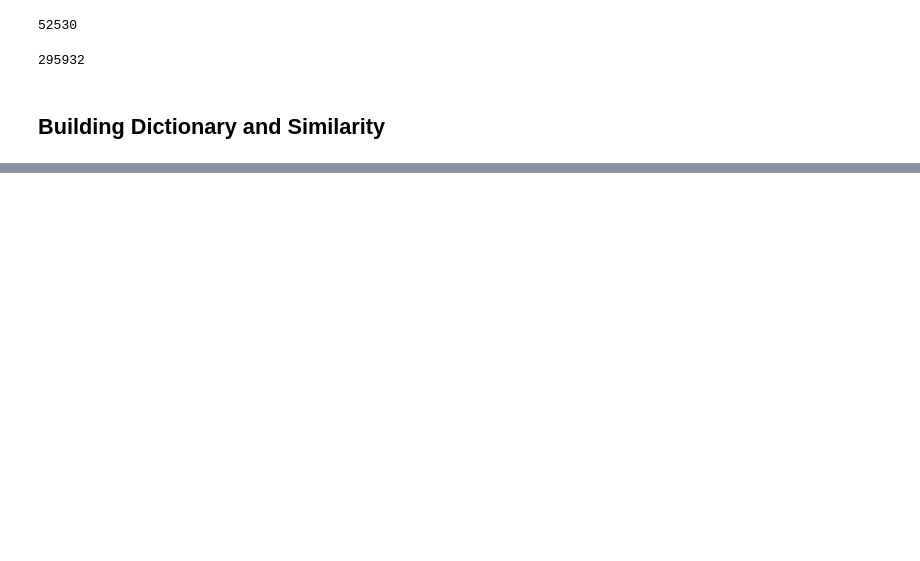
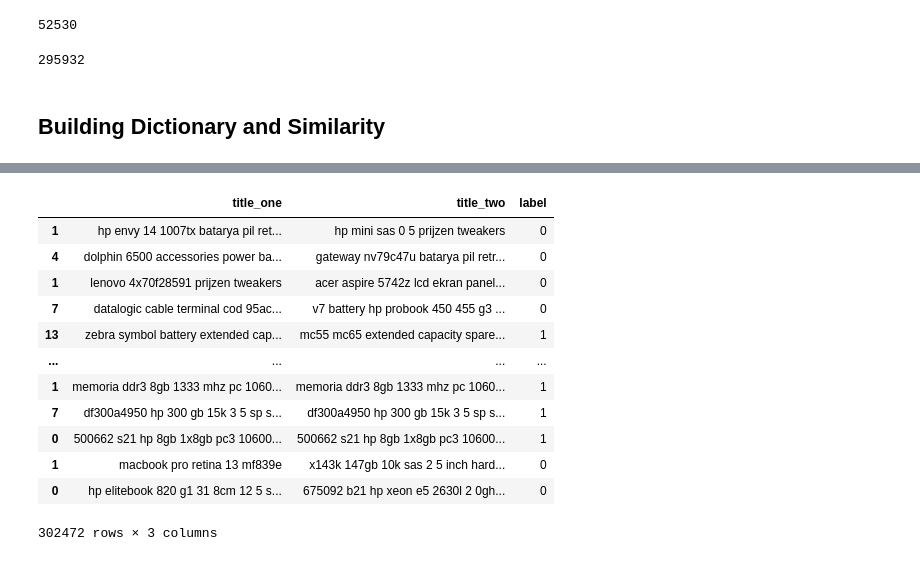
Before and after one commit to Mascerade/supervised-product-matching, a Jupyter notebook: WDCDataCreation.ipynb, the cells around one changed output, grey strips where cells are left out. Drawn from its saved outputs; the diff is of its cells as text; code cells hidden in the pictures; blank space fills up the shorter version.

```diff
--- a/WDCDataCreation.ipynb
+++ b/WDCDataCreation.ipynb
@@ -231,0 +261,18 @@ create_pos_from_cluster(computer_df, 131074)
+# %%
+computer_train_wdc = create_final_data(computer_train_wdc_pos, computer_train_wdc_neg)
+# %%
+computer_train_wdc
+# %% [output]
+|  | title_one | title_two | label |
+| 1 | hp envy 14 1007tx batarya pil ret... | hp mini sas 0 5 prijzen tweakers | 0 |
+| 4 | dolphin 6500 accessories power ba... | gateway nv79c47u batarya pil retr... | 0 |
+| 1 | lenovo 4x70f28591 prijzen tweakers | acer aspire 5742z lcd ekran panel... | 0 |
+| 7 | datalogic cable terminal cod 95ac... | v7 battery hp probook 450 455 g3 ... | 0 |
+| 13 | zebra symbol battery extended cap... | mc55 mc65 extended capacity spare... | 1 |
+| ... | ... | ... | ... |
+| 1 | memoria ddr3 8gb 1333 mhz pc 1060... | memoria ddr3 8gb 1333 mhz pc 1060... | 1 |
+| 7 | df300a4950 hp 300 gb 15k 3 5 sp s... | df300a4950 hp 300 gb 15k 3 5 sp s... | 1 |
+| 0 | 500662 s21 hp 8gb 1x8gb pc3 10600... | 500662 s21 hp 8gb 1x8gb pc3 10600... | 1 |
+| 1 | macbook pro retina 13 mf839e | x143k 147gb 10k sas 2 5 inch hard... | 0 |
+| 0 | hp elitebook 820 g1 31 8cm 12 5 s... | 675092 b21 hp xeon e5 2630l 2 0gh... | 0 |
+302472 rows × 3 columns
```
Also changed, not shown: parts of 22 cells of this notebook.
